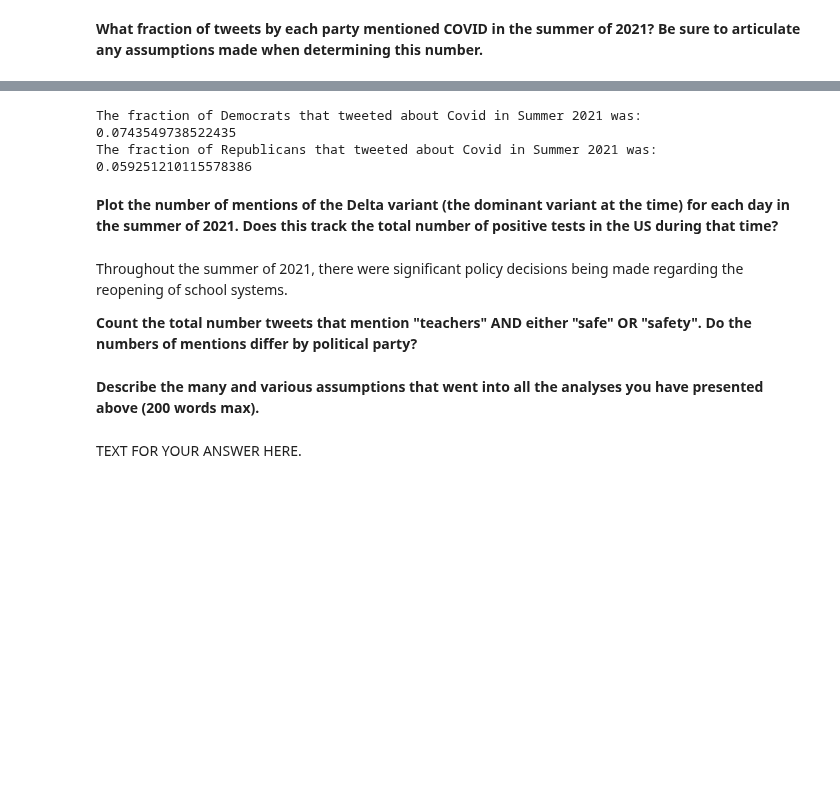
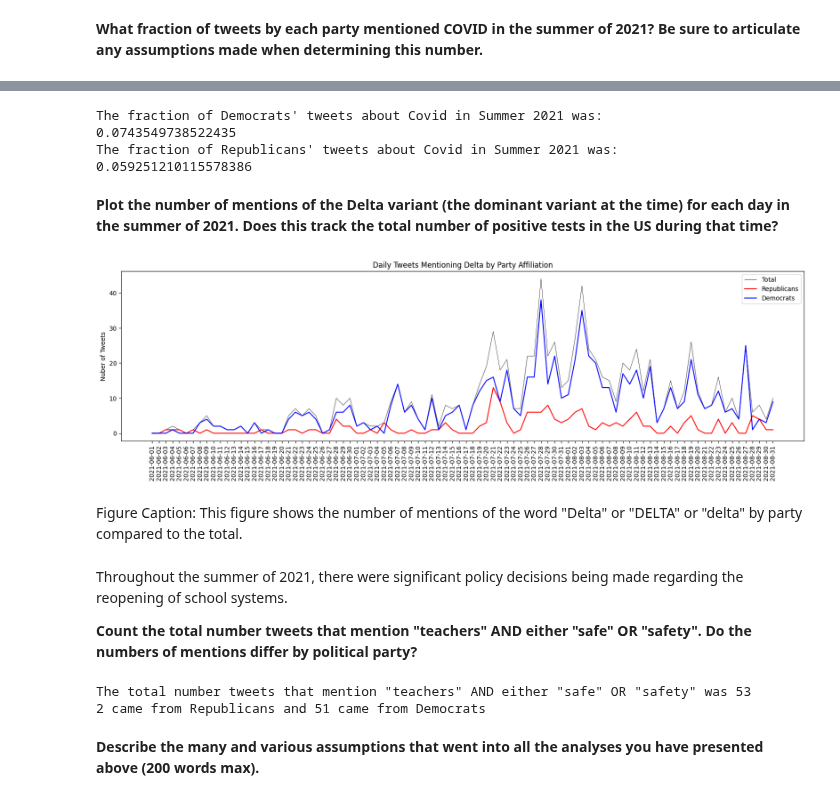
Before and after one commit to ReidelVichot/DSTEP23, a Jupyter notebook: assignments/dstep23_assignment_03_RVichot.ipynb, the cells around one changed output, grey strips where cells are left out. Drawn from its saved outputs; the diff is of its cells as text; code cells hidden in the pictures; blank space fills up the shorter version.

```diff
--- a/assignments/dstep23_assignment_03_RVichot.ipynb
+++ b/assignments/dstep23_assignment_03_RVichot.ipynb
@@ -423,21 +416,50 @@ tweets["COVID"] = tweets.text.str.contains("COVID")|tweets.text.str.contains("Co
 # %%
 # The tweeting about covid was defined a any tweet that included the words COVID, Covid or covid.
-print("The fraction of Democrats that tweeted about Covid in Summer 2021 was:")
-print(len(tweets[tweets['COVID']][tweets_covid["party"]=="D"])/len(tweets[tweets['party']=="D"]))
-print("The fraction of Republicans that tweeted about Covid in Summer 2021 was:")
-print(len(tweets[tweets['COVID']][tweets_covid["party"]=="R"])/len(tweets[tweets['party']=="R"]))
+print("The fraction of Democrats' tweets about Covid in Summer 2021 was:")
+print( democrats_mentions/democrats_tweets)
+print("The fraction of Republicans' tweets about Covid in Summer 2021 was:")
+print( republicans_mentions/republican_tweets )
 # %% [output]
-The fraction of Democrats that tweeted about Covid in Summer 2021 was:
+The fraction of Democrats' tweets about Covid in Summer 2021 was:
 0.0743549738522435
-The fraction of Republicans that tweeted about Covid in Summer 2021 was:
+The fraction of Republicans' tweets about Covid in Summer 2021 was:
 0.059251210115578386
 # %% [markdown]
 **Plot the number of mentions of the Delta variant (the dominant variant at the time) for each day in the summer of 2021.  Does this track the total number of positive tests in the US during that time?**
+# %%
+tweets["DELTA"] = tweets.text.str.contains("DELTA")|tweets.text.str.contains("delta")|tweets.text.str.contains("Delta")
+# %%
+fig, ax = plt.subplots(figsize=(20, 5))
+
+ax.plot(tweets.groupby("day").sum()["DELTA"], label="Total", color="k", lw=0.5)
+ax.plot(tweets[tweets["party"]=="R"].groupby("day").sum()["DELTA"], label="Republicans", color="r")
+ax.plot(tweets[tweets["party"]=="D"].groupby("day").sum()["DELTA"], label="Democrats", color ="b")
+ax.legend()
+plt.xticks(rotation='vertical')
+ax.set_title("Daily Tweets Mentioning Delta by Party Affiliation")
+ax.set_ylabel("Nuber of Tweets")
+fig.show()
+# %% [output]
+[figure, added]
+# %% [markdown]
+Figure Caption: This figure shows the number of mentions of the word "Delta" or "DELTA" or "delta" by party compared to the total.
 # %% [markdown]
 Throughout the summer of 2021, there were significant policy decisions being made regarding the reopening of school systems.
 
 **Count the total number tweets that mention "teachers" AND either "safe" OR "safety".  Do the numbers of mentions differ by political party?**
+# %%
+a = (tweets.text.str.contains("teacher")&(tweets.text.str.contains("safe")|tweets.text.str.contains("safety"))).sum()
+
+print(f'The total number tweets that mention "teachers" AND either "safe" OR "safety" was {a}')
+
+d = (tweets[tweets["party"]=="D"].text.str.contains("teacher")&(tweets[tweets["party"]=="D"].text.str.contains("safe")|tweets[tweets["party"]=="D"].text.str.contains("safety"))).sum()
+
+
+r = (tweets[tweets["party"]=="R"].text.str.contains("teacher")&(tweets[tweets["party"]=="R"].text.str.contains("safe")|tweets[tweets["party"]=="R"].text.str.contains("safety"))).sum()
+
+print(f"{r} came from Republicans and {d} came from Democrats.")
+# %% [output]
+The total number tweets that mention "teachers" AND either "safe" OR "safety" was 53
+2 came from Republicans and 51 came from Democrats
 # %% [markdown]
 **Describe the many and various assumptions that went into all the analyses you have presented above (200 words max).**
-# %% [markdown]
-TEXT FOR YOUR ANSWER HERE.
```
Also changed, not shown: parts of 6 cells of this notebook.
